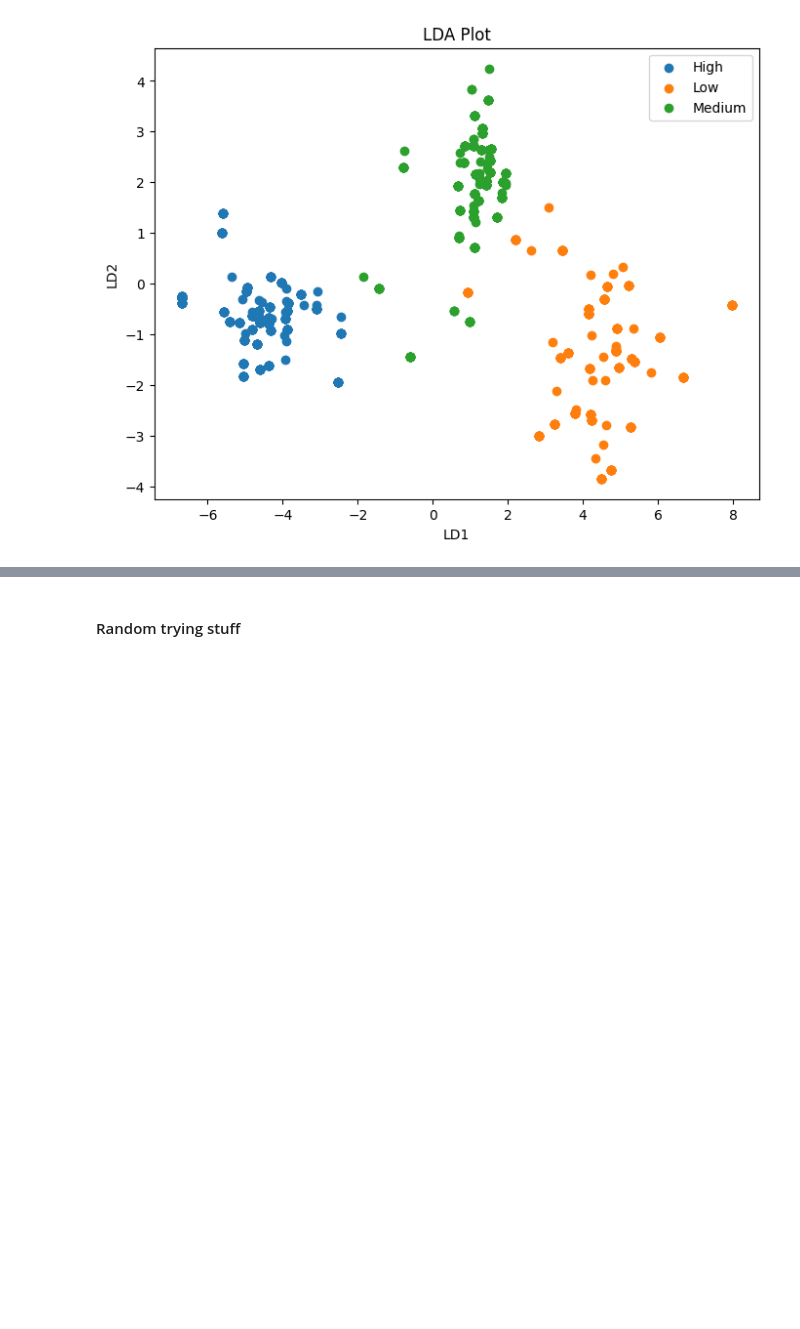
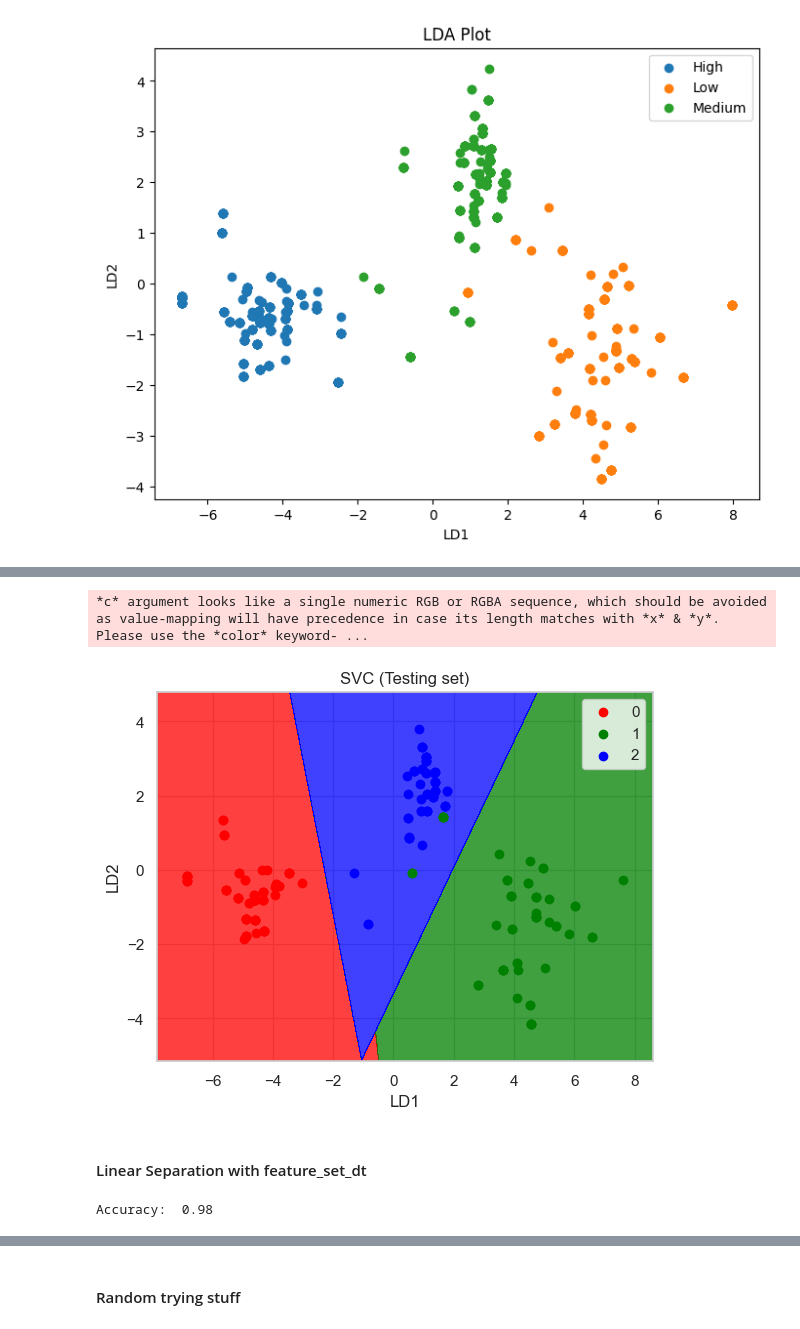
Before and after one commit to eugenegancw/Lung_Cancer_Prediction, a Jupyter notebook: linear_separability.ipynb, the cells around one changed output, grey strips where cells are left out. Drawn from its saved outputs; the diff is of its cells as text; code cells hidden in the pictures; blank space fills up the shorter version.

```diff
--- a/linear_separability.ipynb
+++ b/linear_separability.ipynb
@@ -366,0 +432,42 @@ plt.show()
+# %%
+from matplotlib.colors import ListedColormap
+X_set, y_set = X_test_lda, y_test
+X1, X2 = np.meshgrid(np.arange(start = X_set[:, 0].min() - 1, stop = X_set[:, 0].max() + 1, step = 0.01),
+                     np.arange(start = X_set[:, 1].min() - 1, stop = X_set[:, 1].max() + 1, step = 0.01))
+X1 = np.array(X1, dtype=float)
+X2 = np.array(X2, dtype=float)
+input_array = np.column_stack((X1.ravel(), X2.ravel()))
+Z = linear_clf.predict(input_array)
+Z = Z.reshape(X1.shape)
+Z = np.array(Z, dtype=float)
+plt.contourf(X1, X2, Z, alpha=0.75, cmap=ListedColormap(('red', 'green', 'blue')))
+plt.xlim(X1.min(), X1.max())
+plt.ylim(X2.min(), X2.max())
+for i, j in enumerate(np.unique(y_set)):
+    plt.scatter(X_set[y_set == j, 0], X_set[y_set == j, 1],
+                c = ListedColormap(('red', 'green', 'blue'))(i), label = j)
+plt.title('SVC (Testing set)')
+plt.xlabel('LD1')
+plt.ylabel('LD2')
+plt.legend()
+plt.show()
+# %% [output]
+*c* argument looks like a single numeric RGB or RGBA sequence, which should be avoided as value-mapping will have precedence in case its length matches with *x* & *y*.  Please use the *color* keyword- ...
+[figure, added]
+# %% [markdown]
+#### Linear Separation with feature_set_dt
+# %%
+X = df[feature_set_dt]
+le = LabelEncoder()
+df["Level"] = le.fit_transform(df["Level"])
+y = df["Level"]
+X_train, X_test, y_train, y_test = train_test_split(X, y, test_size=0.2, random_state=42)
+X_train_lda = lda.fit_transform(X_train, y_train)
+X_test_lda = lda.transform(X_test)
+linear_clf = svm.SVC(kernel="linear", decision_function_shape='ovo', probability=True)
+linear_clf.fit(X_train_lda, y_train)
+y_pred = linear_clf.predict(X_test_lda)
+accuracy = accuracy_score(y_test, y_pred)
+print("Accuracy: ", accuracy)
+# %% [output]
+Accuracy:  0.98
```
Also changed, not shown: parts of 14 cells of this notebook, 1 other file.
